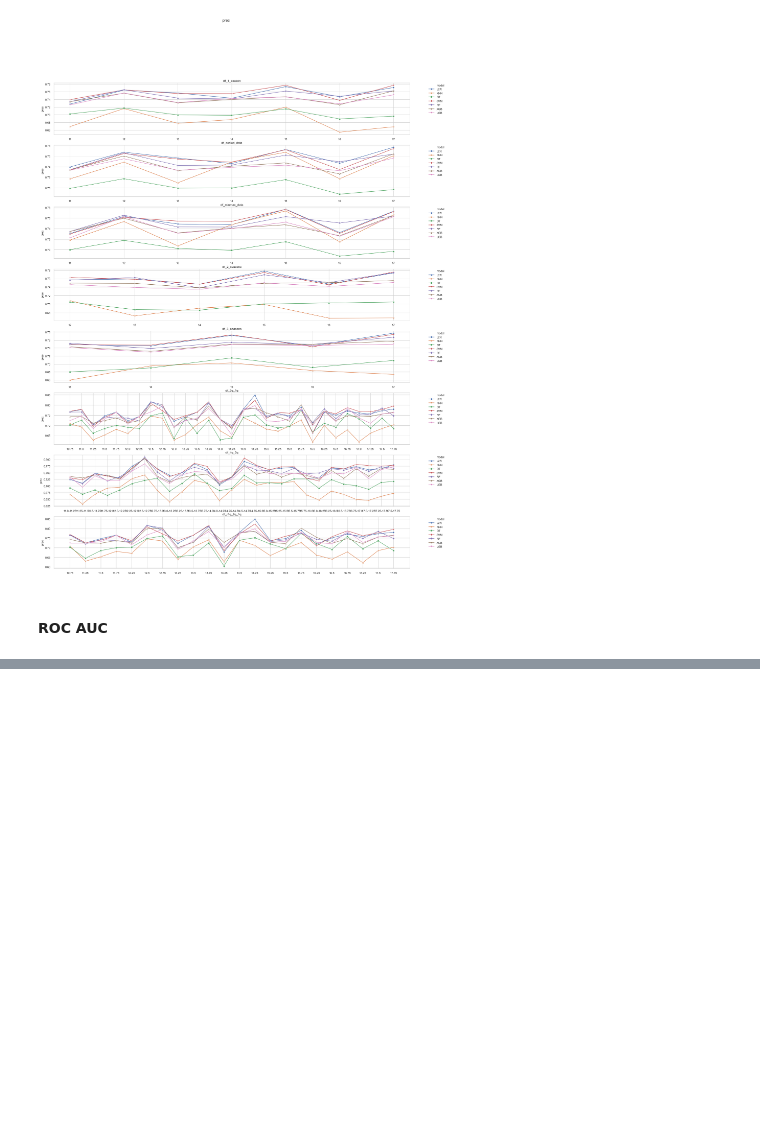
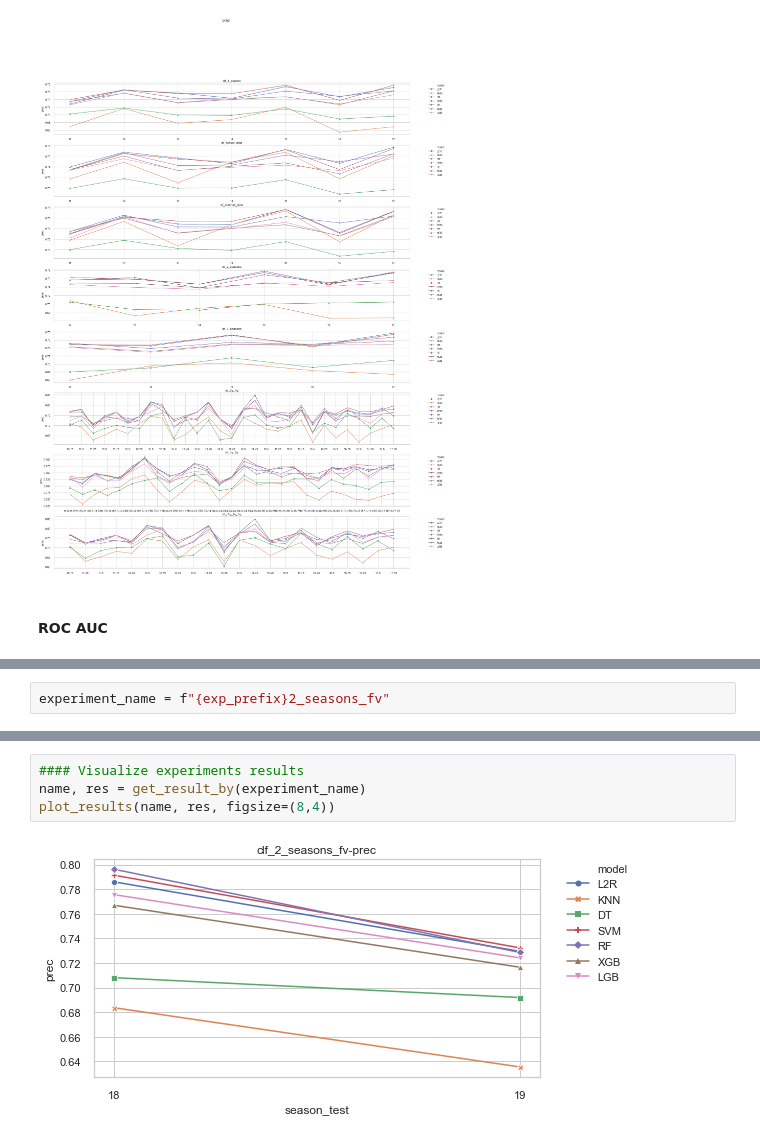
Before and after one commit to ncalderon/nba-predictor, a Jupyter notebook: nba_winner_clf.ipynb, the cells around one changed output, grey strips where cells are left out. Cells and saved outputs as stored; diff of their text form; blank space fills up the shorter version.

```diff
--- a/nba_winner_clf.ipynb
+++ b/nba_winner_clf.ipynb
@@ -715,0 +982,2 @@ utils.plot_to_compare_experiments(
+# %%
+experiment_name = f"{exp_prefix}2_seasons_fv"
@@ -715,0 +1004,6 @@ utils.plot_to_compare_experiments(
+# %%
+#### Visualize experiments results
+name, res = get_result_by(experiment_name)
+plot_results(name, res, figsize=(8,4))
+# %% [output]
+[figure, added]
```
Also changed, not shown: parts of 43 cells of this notebook, 1 other file.
